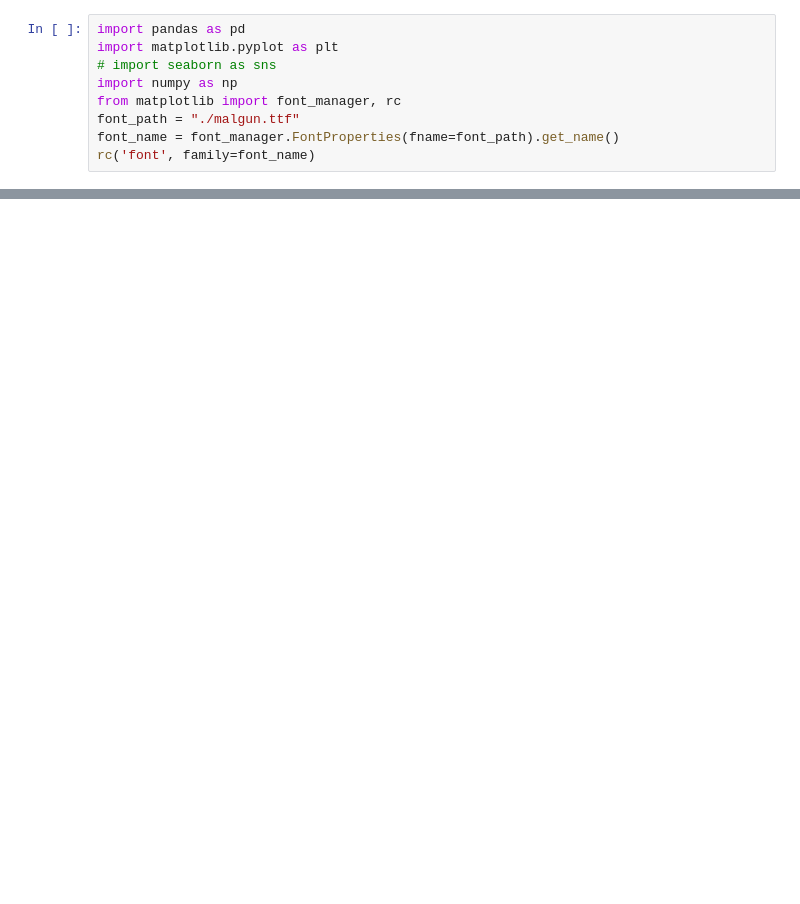
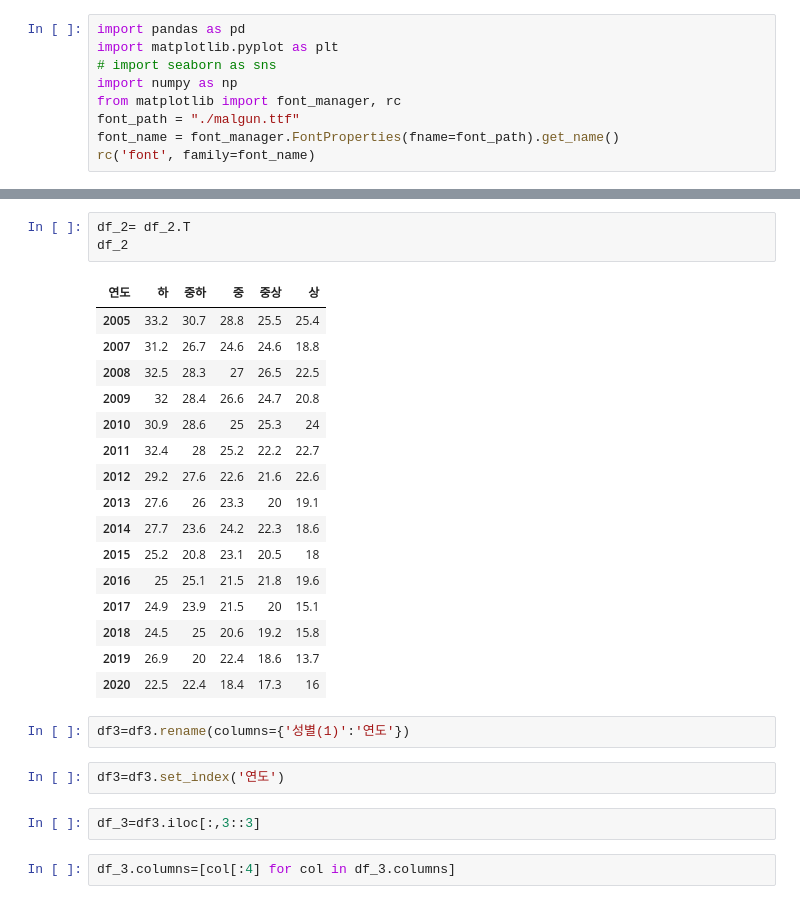
Before and after one commit to kim-myoungwoo/python_project, a Jupyter notebook: semi_project3.ipynb, the cells around one changed output, grey strips where cells are left out. Saved outputs shown, nothing was run; the diff lists cells and outputs as text; blank space fills up the shorter version.

```diff
--- a/semi_project3.ipynb
+++ b/semi_project3.ipynb
@@ -33,0 +121,28 @@ df1
+# %%
+df_2= df_2.T
+df_2
+# %% [output]
+| 연도 | 하 | 중하 | 중 | 중상 | 상 |
+| 2005 | 33.2 | 30.7 | 28.8 | 25.5 | 25.4 |
+| 2007 | 31.2 | 26.7 | 24.6 | 24.6 | 18.8 |
+| 2008 | 32.5 | 28.3 | 27 | 26.5 | 22.5 |
+| 2009 | 32 | 28.4 | 26.6 | 24.7 | 20.8 |
+| 2010 | 30.9 | 28.6 | 25 | 25.3 | 24 |
+| 2011 | 32.4 | 28 | 25.2 | 22.2 | 22.7 |
+| 2012 | 29.2 | 27.6 | 22.6 | 21.6 | 22.6 |
+| 2013 | 27.6 | 26 | 23.3 | 20 | 19.1 |
+| 2014 | 27.7 | 23.6 | 24.2 | 22.3 | 18.6 |
+| 2015 | 25.2 | 20.8 | 23.1 | 20.5 | 18 |
+| 2016 | 25 | 25.1 | 21.5 | 21.8 | 19.6 |
+| 2017 | 24.9 | 23.9 | 21.5 | 20 | 15.1 |
+| 2018 | 24.5 | 25 | 20.6 | 19.2 | 15.8 |
+| 2019 | 26.9 | 20 | 22.4 | 18.6 | 13.7 |
+| 2020 | 22.5 | 22.4 | 18.4 | 17.3 | 16 |
+# %%
+df3=df3.rename(columns={'성별(1)':'연도'})
+# %%
+df3=df3.set_index('연도')
+# %%
+df_3=df3.iloc[:,3::3]
+# %%
+df_3.columns=[col[:4] for col in df_3.columns]
```
Also changed, not shown: parts of 20 cells of this notebook, 3 other files.
